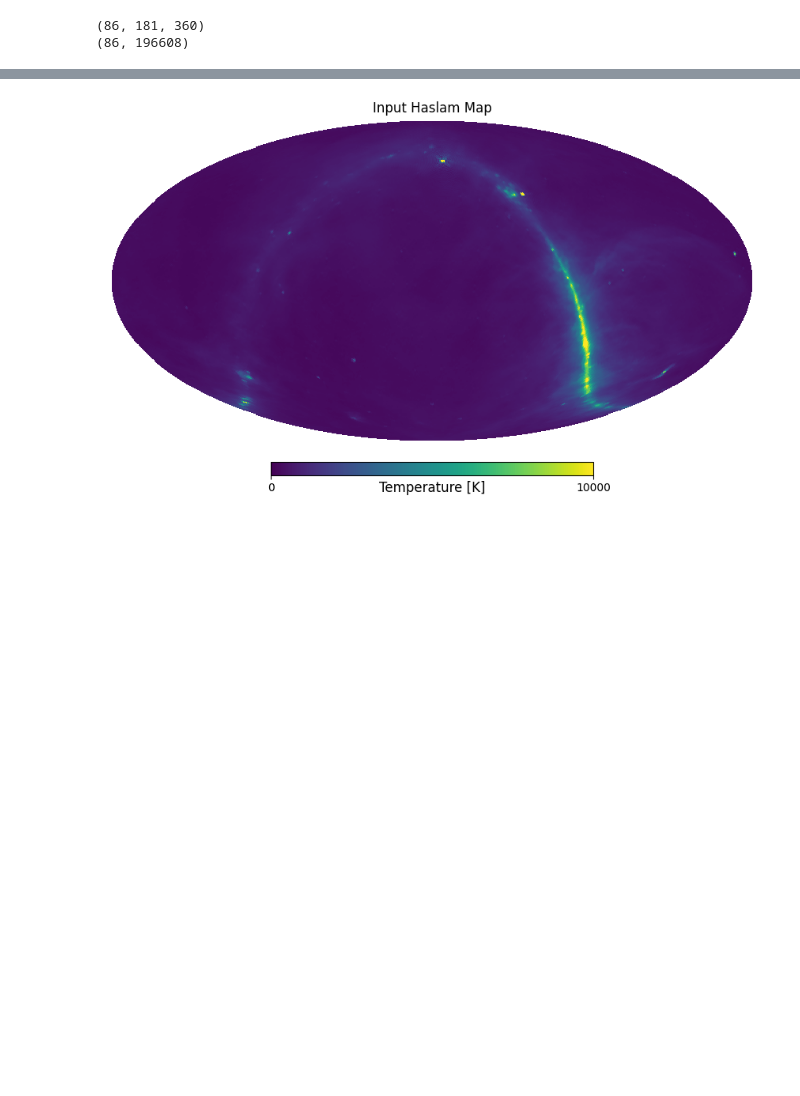
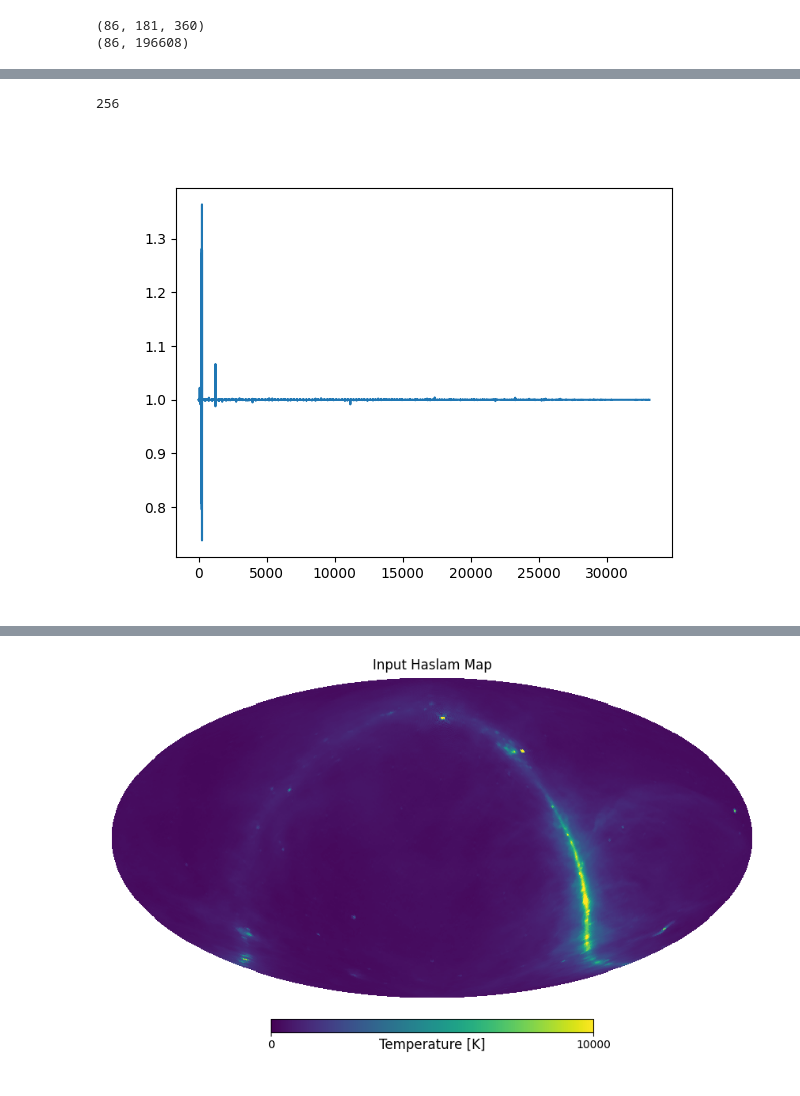
Before and after one commit to MIST-Experiment/mistsim, a Jupyter notebook: notebooks/lmax_analysis.ipynb, the cells around one changed output, grey strips where cells are left out. Drawn from its saved outputs; the diff is of its cells as text; code cells hidden in the pictures; blank space fills up the shorter version.

Commit message:
udpate lmax analysis

```diff
--- a/notebooks/lmax_analysis.ipynb
+++ b/notebooks/lmax_analysis.ipynb
@@ -79,0 +79,11 @@ tants[lmax] = sim.sim()
+# %%
+# in equatorial coordinates
+sky_alms = {}
+
+# first the native sky lmax
+sky_lmax = 256
+sky_alm = sim.sky.compute_alm_eq(world="earth")
+sky_alms[sky_lmax] = sky_alm
+
+# then sim lmax = 179
+sky_alms[lmax] = cro.utils.reduce_lmax(sky_alm, lmax)
@@ -80,6 +94,7 @@ tants[lmax] = sim.sim()
 # %%
-sky_alm_eq = sim.sky.compute_alm_eq(world="earth")
-beam_alm_eq = sim.compute_beam_eq()
-
-sky_alm_eq = cro.utils.reduce_lmax(sky_alm_eq, sim.lmax)
-beam_alm_eq = cro.utils.reduce_lmax(beam_alm_eq, sim.lmax)
+beam_alm_eq = sim.compute_beam_eq()  # lmax = 179
+# %%
+# at lmax of 3*nside - 1 = 383
+haslam_alm = hp.map2alm(haslam, pol=False, use_pixel_weights=True)
+rot = hp.Rotator(coord="gc")
+haslam_alm_eq = np.array([rot.rotate_alm(a) for a in haslam_alm])
@@ -85,0 +105,26 @@ beam_alm_eq = cro.utils.reduce_lmax(beam_alm_eq, sim.lmax)
+# %%
+sky_lmax = sky_alm_eq.shape[1] - 1
+print(sky_lmax)  # should be 256
+
+# step 1: put s2fft alm in healpy indexing
+sky_alm_hp = np.array([s2fft.sampling.reindex.flm_2d_to_hp_fast(a, sky_lmax+1) for a in sky_alm])
+
+# step 2: reduce healpy lmax to common lmax=256
+def reduce_lmax(alm, new_lmax):
+    """
+    Reduce the maximum l value of the alm.
+    """
+    ells, emms = hp.Alm.getlm(new_lmax)
+    current_lmax = hp.Alm.getlmax(alm.shape[-1])
+    ix = hp.Alm.getidx(current_lmax, ells, emms)
+    return alm[..., ix]
+
+haslam_alm_reduced = reduce_lmax(haslam_alm, sky_lmax)
+# %% [output]
+256
+# %%
+plt.figure()
+plt.plot(np.abs(haslam_alm_reduced[0]) / np.abs(sky_alm_hp[0]))
+plt.show()
+# %% [output]
+[figure, added]
```
Also changed, not shown: parts of 11 cells of this notebook.
